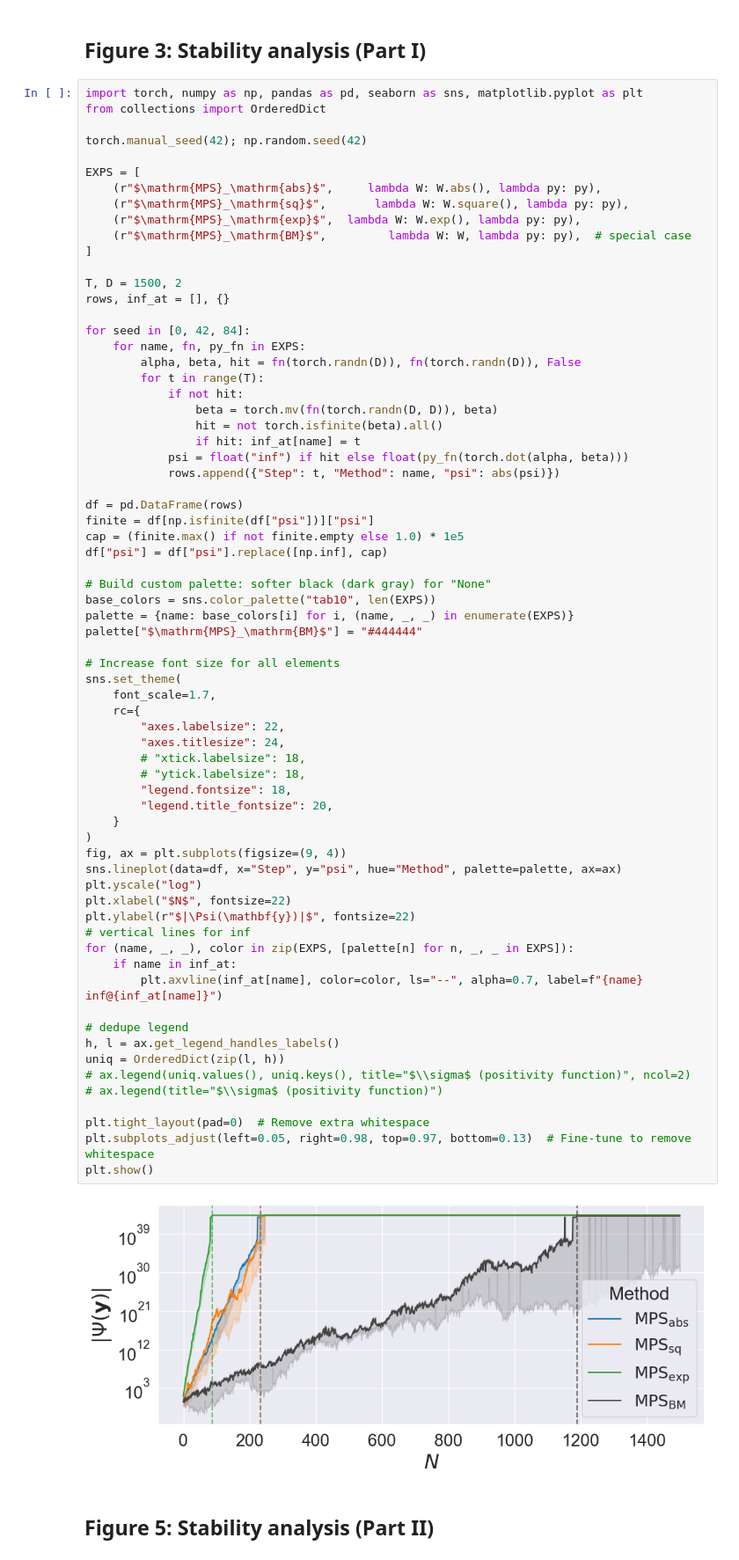
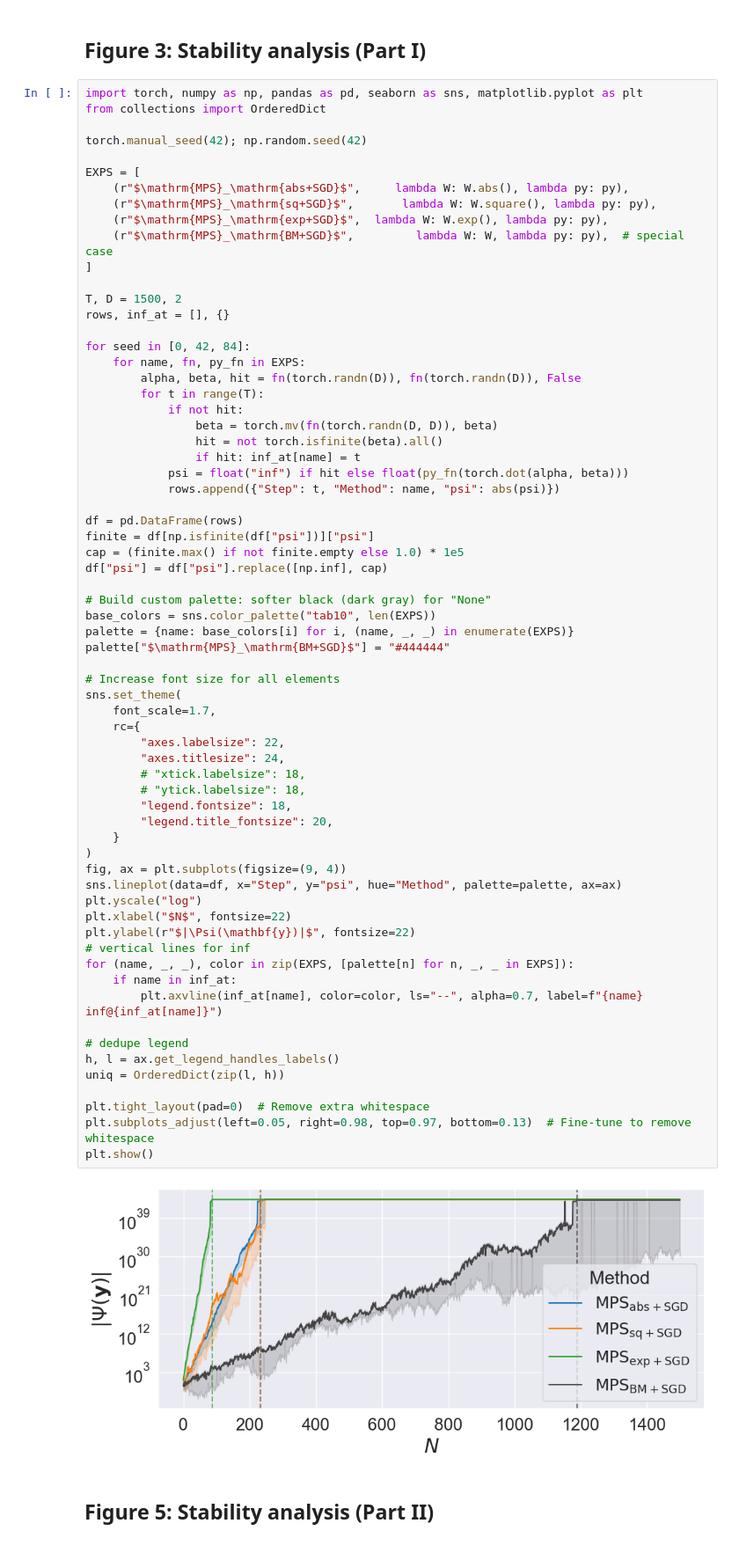
Before and after one commit to marawangamal/ptn, a Jupyter notebook: scripts/results.ipynb, the cells around one changed output. Shown at 88% size. Cells and saved outputs as stored; diff of their text form.

```diff
--- a/scripts/results.ipynb
+++ b/scripts/results.ipynb
@@ -66,10 +75,10 @@ from collections import OrderedDict
 torch.manual_seed(42); np.random.seed(42)
 
 EXPS = [
-    (r"$\mathrm{MPS}_\mathrm{abs}$",     lambda W: W.abs(), lambda py: py),
-    (r"$\mathrm{MPS}_\mathrm{sq}$",       lambda W: W.square(), lambda py: py),
-    (r"$\mathrm{MPS}_\mathrm{exp}$",  lambda W: W.exp(), lambda py: py),
-    (r"$\mathrm{MPS}_\mathrm{BM}$",         lambda W: W, lambda py: py),  # special case
+    (r"$\mathrm{MPS}_\mathrm{abs+SGD}$",     lambda W: W.abs(), lambda py: py),
+    (r"$\mathrm{MPS}_\mathrm{sq+SGD}$",       lambda W: W.square(), lambda py: py),
+    (r"$\mathrm{MPS}_\mathrm{exp+SGD}$",  lambda W: W.exp(), lambda py: py),
+    (r"$\mathrm{MPS}_\mathrm{BM+SGD}$",         lambda W: W, lambda py: py),  # special case
 ]
 
 T, D = 1500, 2
@@ -94,41 +103,39 @@ df["psi"] = df["psi"].replace([np.inf], cap)
 # Build custom palette: softer black (dark gray) for "None"
 base_colors = sns.color_palette("tab10", len(EXPS))
 palette = {name: base_colors[i] for i, (name, _, _) in enumerate(EXPS)}
-palette["$\mathrm{MPS}_\mathrm{BM}$"] = "#444444"
+palette["$\mathrm{MPS}_\mathrm{BM+SGD}$"] = "#444444"
 
 # Increase font size for all elements
 sns.set_theme(
     font_scale=1.7,
     rc={
         "axes.labelsize": 22,
         "axes.titlesize": 24,
         # "xtick.labelsize": 18,
         # "ytick.labelsize": 18,
         "legend.fontsize": 18,
         "legend.title_fontsize": 20,
     }
 )
 fig, ax = plt.subplots(figsize=(9, 4))
 sns.lineplot(data=df, x="Step", y="psi", hue="Method", palette=palette, ax=ax)
 plt.yscale("log")
 plt.xlabel("$N$", fontsize=22)
 plt.ylabel(r"$|\Psi(\mathbf{y})|$", fontsize=22)
 # vertical lines for inf
 for (name, _, _), color in zip(EXPS, [palette[n] for n, _, _ in EXPS]):
     if name in inf_at:
         plt.axvline(inf_at[name], color=color, ls="--", alpha=0.7, label=f"{name} inf@{inf_at[name]}")
 
 # dedupe legend
 h, l = ax.get_legend_handles_labels()
 uniq = OrderedDict(zip(l, h))
-# ax.legend(uniq.values(), uniq.keys(), title="$\\sigma$ (positivity function)", ncol=2)
-# ax.legend(title="$\\sigma$ (positivity function)")
 
 plt.tight_layout(pad=0)  # Remove extra whitespace
 plt.subplots_adjust(left=0.05, right=0.98, top=0.97, bottom=0.13)  # Fine-tune to remove whitespace
 plt.show()
 # %% [output]
-[figure, old version]
+[figure, new version]
 # %% [markdown]
 ## Figure 5: Stability analysis (Part II)
 # %%
```
Also changed, not shown: parts of 5 cells of this notebook, 9 other files.
